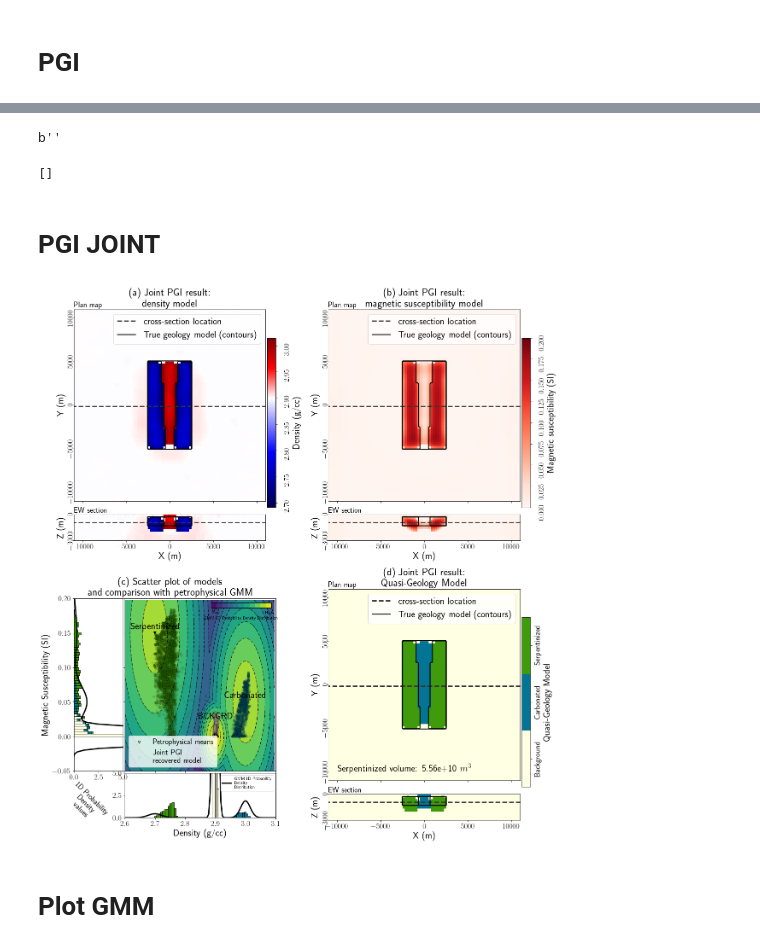
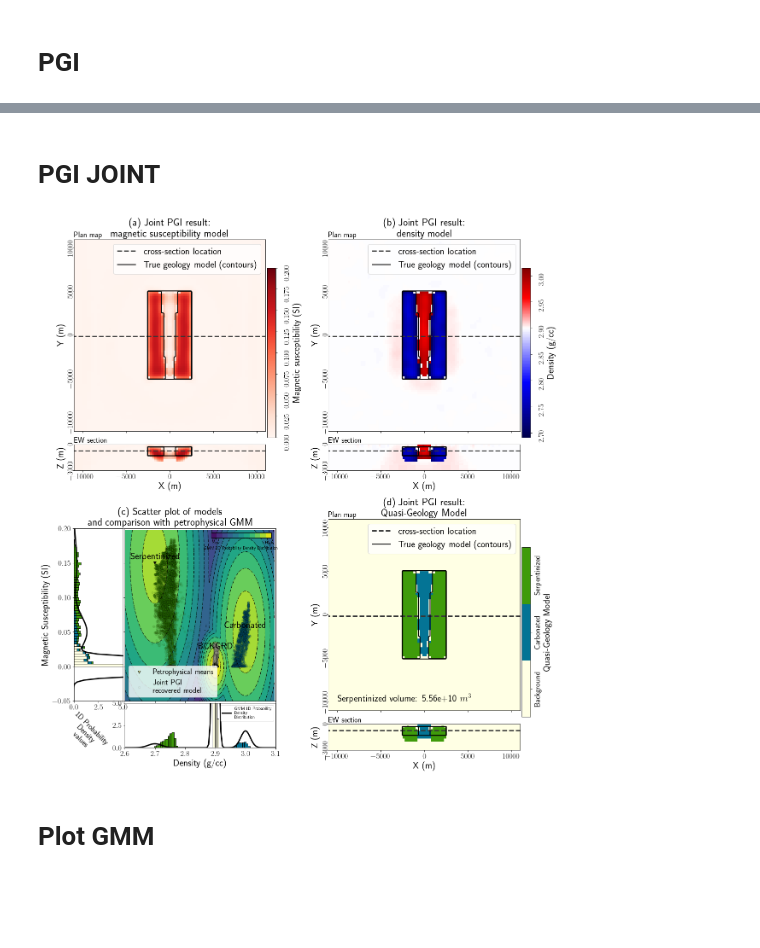
Before and after one commit to simpeg-research/Fast-Times-2021-Carbon-Mineralization, a Jupyter notebook: 3_blocks_model/Final_Visualization/MakeFigures-3blocks.ipynb, the cells around one changed output, grey strips where cells are left out. Drawn from its saved outputs; the diff is of its cells as text; code cells hidden in the pictures; blank space fills up the shorter version.

```diff
--- a/3_blocks_model/Final_Visualization/MakeFigures-3blocks.ipynb
+++ b/3_blocks_model/Final_Visualization/MakeFigures-3blocks.ipynb
@@ -361,7 +361,7 @@ plotting_dict_gravity_l2 = {
     'legend_cb':'Density (g/cc)',
     'slicex':0.,
     'slicey':0.,
-    'slicez': -950,
+    'slicez': -750,
     'plot_grid':False,
     'plot_cb':True,
     'title':'(a) gravity inversion $\ell_2$',
@@ -379,7 +379,7 @@ plotting_dict_gravity_lpq = {
     "legend_cb":'Density (g/cc)',
     "slicex":0.,
     "slicey":0.,
-    "slicez": -950,
+    "slicez": -750,
     "plot_grid":False,
     'plot_cb':False,
     'title':'(c) gravity inversion $\ell_{01}$',
@@ -494,7 +494,7 @@ plotting_dict_magnetic_l2 = {
     'legend_cb':'Magnetic susceptibility (SI)',
     'slicex':0.,
     'slicey':0.,
-    'slicez': -950,
+    'slicez': -750,
     'plot_grid':False,
     'plot_cb':True,
     'title':'(a) Magnetic inversion $\ell_{2}$',
@@ -511,7 +511,7 @@ plotting_dict_magnetic_lpq = {
     'legend_cb':'Magnetic susceptibility (SI)',
     'slicex':0.,
     'slicey':0.,
-    'slicez': -950,
+    'slicez': -750,
     'plot_grid':False,
     'plot_cb':False,
     'title':'(c) Magnetic inversion $\ell_{01}$',
@@ -826,6 +816,0 @@ ValueError: Cannot use closefd=False with file name
-# %%
-i = 0
-while i<=num_lines:
-    line = pgi_mag_log.readline()
-    print(line.split())
-    i += 1
@@ -852,11 +817,3 @@ line = pgi_mag_log.readline()
-# %%
-pgi_mag_log.readline()
-# %% [output]
-b''
-# %%
-line.split()
-# %% [output]
-[]
 # %% [markdown]
 # PGI JOINT
 # %%
@@ -872,10 +829,10 @@ plotting_dict_gravity_joint = {
     'legend_cb':'Density (g/cc)',
     'slicex':0.,
     'slicey':0.,
-    'slicez': -950,
+    'slicez': -750,
     'plot_grid':False,
     'plot_cb':True,
-    'title':'(a) Joint PGI result:\ndensity model',
+    'title':'(b) Joint PGI result:\ndensity model',
     'meshplotOpts':{'norm':norm_grav_model},
     'titlesize':titlesize,
     'labelsize':labelsize,
@@ -891,9 +848,9 @@ plotting_dict_magnetic_joint = {
     'legend_cb':'Magnetic susceptibility (SI)',
     'slicex':0.,
     'slicey':0.,
-    'slicez': -950,
+    'slicez': -750,
     'plot_grid':False,
-    'title':'(b) Joint PGI result:\nmagnetic susceptibility model',
+    'title':'(a) Joint PGI result:\nmagnetic susceptibility model',
     'titlesize':titlesize,
     'labelsize':labelsize,
     'ticksize':ticksize,
@@ -908,7 +865,7 @@ plotting_dict_quasigeology_joint = {
     'is_geology':True,
     'slicex':0.,
     'slicey':0.,
-    'slicez': -950,
+    'slicez': -750,
     'plot_grid':False,
     'title':'(d) Joint PGI result:\nQuasi-Geology Model',
     'titlesize':titlesize,
@@ -918,15 +875,15 @@ plotting_dict_quasigeology_joint = {
 # %%
 fig = plt.figure(figsize=(20,23))
 
-ax_grav0 = plt.subplot2grid((46,47,),(0, 0),colspan=19,rowspan=17)
-ax_grav1 = plt.subplot2grid((46,47,),(17, 0),colspan=19,rowspan=4)
-ax_grav2 = plt.subplot2grid((46,47,),(0, 19),colspan=1,rowspan=20)
+ax_mag0 = plt.subplot2grid((46,47,),(0, 0),colspan=19,rowspan=17)
+ax_mag1 = plt.subplot2grid((46,47,),(17, 0),colspan=19,rowspan=4)
+ax_mag2 = plt.subplot2grid((46,47,),(0, 19),colspan=1,rowspan=20)
+ax_mag = [ax_mag0,ax_mag1,ax_mag2]
+
+ax_grav0 = plt.subplot2grid((46,47,),(0, 25),colspan=19,rowspan=17)
+ax_grav1 = plt.subplot2grid((46,47,),(17, 25),colspan=19,rowspan=4)
+ax_grav2 = plt.subplot2grid((46,47,),(0, 44),colspan=1,rowspan=20)
 ax_grav = [ax_grav0,ax_grav1,ax_grav2]
-
-ax_mag0 = plt.subplot2grid((46,47,),(0, 25),colspan=19,rowspan=17)
-ax_mag1 = plt.subplot2grid((46,47,),(17, 25),colspan=19,rowspan=4)
-ax_mag2 = plt.subplot2grid((46,47,),(0, 44),colspan=1,rowspan=20)
-ax_mag = [ax_mag0,ax_mag1,ax_mag2]
 
 ax_geo0 = plt.subplot2grid((46,47,),(24, 25),colspan=19,rowspan=17)
 ax_geo1 = plt.subplot2grid((46,47,),(41, 25),colspan=19,rowspan=4)
@@ -990,34 +947,34 @@ ax1.set_title(
 )
 ax1.scatter(
     2.9+gravity_jnt, magnetic_jnt,
     c=quasi_geology_jnt,cmap=geocmap,
     s=20,alpha=0.1,edgecolors='k', label='Joint PGI\nrecovered model'
 )
 ax1.legend(fontsize=18,loc=3)
 
 # details of side panels
 ax0.hist(
     [2.9+gravity_jnt[quasi_geology_jnt==i] for i in range(3)],
     density=True,bins=50,stacked=True, color=colors, edgecolor='k'
 )
 ax0.set_ylim([0,5])
 ax0.set_xlabel('Density (g/cc)', fontsize=labelsize)
 ax0.set_ylabel('')
 
 ax2.hist(
     [magnetic_jnt[quasi_geology_jnt==i] for i in range(3)],
     density=True,bins=50,orientation="horizontal",stacked=True,
     color=colors, edgecolor='k'
 )
 ax2.set_xlim([0,5])
 ax2.set_xlabel('1D Probability\nDensity\nvalues',fontsize=18,
                rotation=-45, labelpad=0,x=0.25)
 ax2.set_ylabel('Magnetic Susceptibility (SI)', fontsize=labelsize)
 ax2.get_legend().remove()
 
 plt.show()
 # %% [output]
-[figure, old version]
+[figure, new version]
 # %%
 fig.savefig('joint-PGI.png', dpi=150,bbox_inches='tight', pad_inches=0.1)
 # %% [markdown]
```
Also changed, not shown: parts of 11 cells of this notebook, 5 other files.
